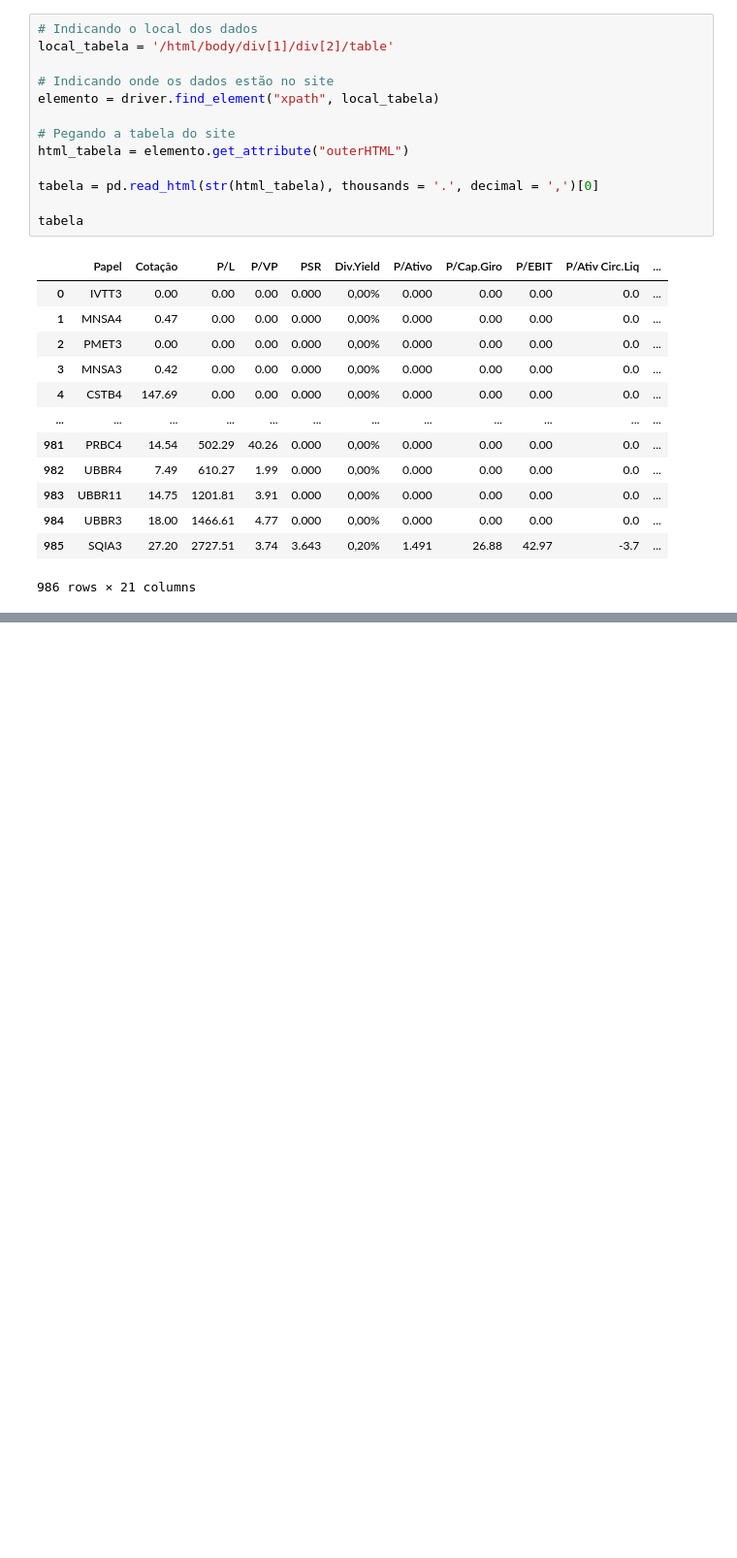
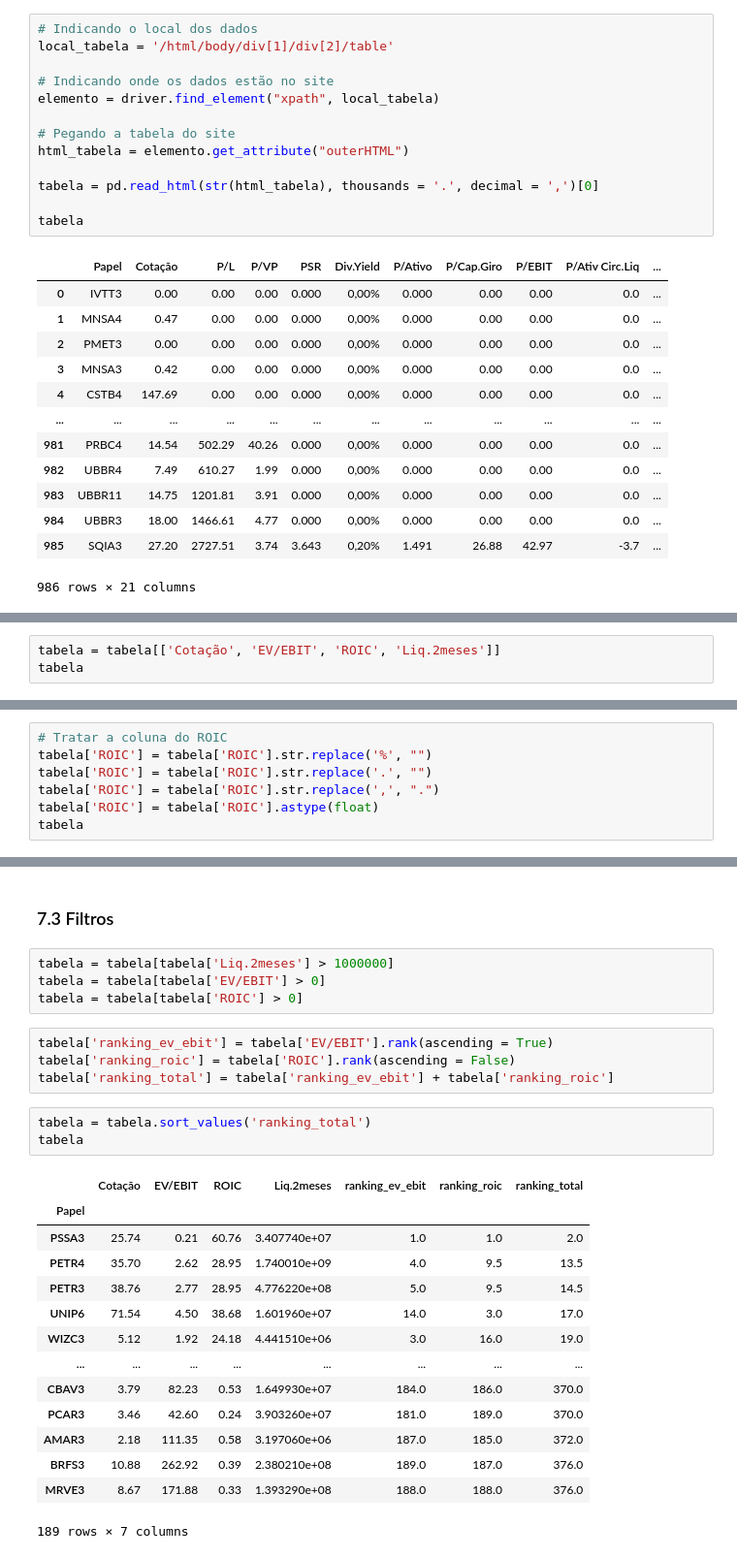
Before and after one commit to fcardosoo/Python-Mercado-Financeiro-Formula-Magica-com-webscrapring, a Jupyter notebook: script.ipynb, the cells around one changed output, grey strips where cells are left out. Shown: that part at 97% size. Drawn from its saved outputs; the diff is of its cells as text; blank space fills up the shorter version.

```diff
--- a/script.ipynb
+++ b/script.ipynb
@@ -58,0 +61,3 @@ tabela
+# %%
+tabela = tabela[['Cotação', 'EV/EBIT', 'ROIC', 'Liq.2meses']]
+tabela
@@ -58,0 +79,7 @@ tabela
+# %%
+# Tratar a coluna do ROIC
+tabela['ROIC'] = tabela['ROIC'].str.replace('%', "")
+tabela['ROIC'] = tabela['ROIC'].str.replace('.', "")
+tabela['ROIC'] = tabela['ROIC'].str.replace(',', ".")
+tabela['ROIC'] = tabela['ROIC'].astype(float)
+tabela
@@ -58,0 +101,28 @@ tabela
+# %% [markdown]
+### 7.3 Filtros
+# %%
+tabela = tabela[tabela['Liq.2meses'] > 1000000]
+tabela = tabela[tabela['EV/EBIT'] > 0]
+tabela = tabela[tabela['ROIC'] > 0]
+# %%
+tabela['ranking_ev_ebit'] = tabela['EV/EBIT'].rank(ascending = True)
+tabela['ranking_roic'] = tabela['ROIC'].rank(ascending = False)
+tabela['ranking_total'] = tabela['ranking_ev_ebit'] + tabela['ranking_roic']
+# %%
+tabela = tabela.sort_values('ranking_total')
+tabela
+# %% [output]
+|  | Cotação | EV/EBIT | ROIC | Liq.2meses | ranking_ev_ebit | ranking_roic | ranking_total |
+| Papel |  |  |  |  |  |  |  |
+| PSSA3 | 25.74 | 0.21 | 60.76 | 3.407740e+07 | 1.0 | 1.0 | 2.0 |
+| PETR4 | 35.70 | 2.62 | 28.95 | 1.740010e+09 | 4.0 | 9.5 | 13.5 |
+| PETR3 | 38.76 | 2.77 | 28.95 | 4.776220e+08 | 5.0 | 9.5 | 14.5 |
+| UNIP6 | 71.54 | 4.50 | 38.68 | 1.601960e+07 | 14.0 | 3.0 | 17.0 |
+| WIZC3 | 5.12 | 1.92 | 24.18 | 4.441510e+06 | 3.0 | 16.0 | 19.0 |
+| ... | ... | ... | ... | ... | ... | ... | ... |
+| CBAV3 | 3.79 | 82.23 | 0.53 | 1.649930e+07 | 184.0 | 186.0 | 370.0 |
+| PCAR3 | 3.46 | 42.60 | 0.24 | 3.903260e+07 | 181.0 | 189.0 | 370.0 |
+| AMAR3 | 2.18 | 111.35 | 0.58 | 3.197060e+06 | 187.0 | 185.0 | 372.0 |
+| BRFS3 | 10.88 | 262.92 | 0.39 | 2.380210e+08 | 189.0 | 187.0 | 376.0 |
+| MRVE3 | 8.67 | 171.88 | 0.33 | 1.393290e+08 | 188.0 | 188.0 | 376.0 |
+189 rows × 7 columns
```
Also changed, not shown: parts of 10 cells of this notebook.
